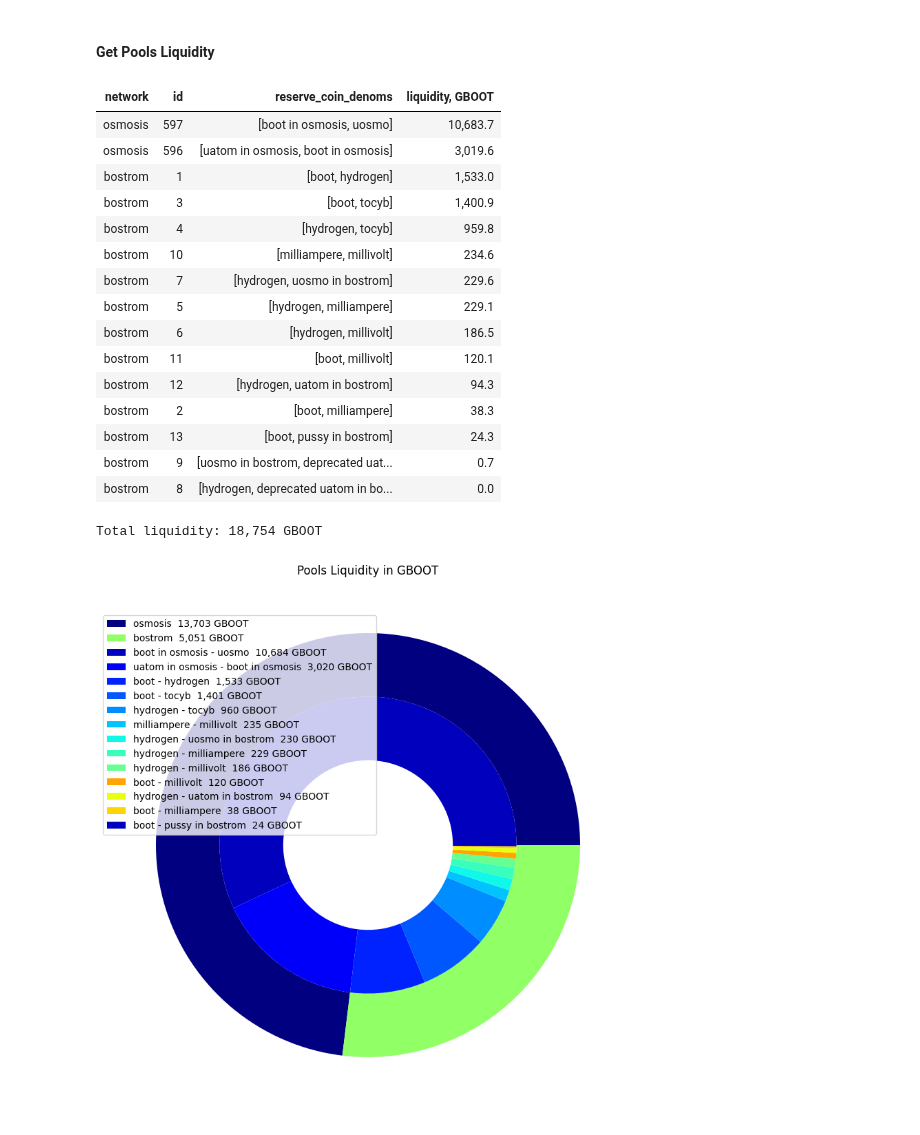
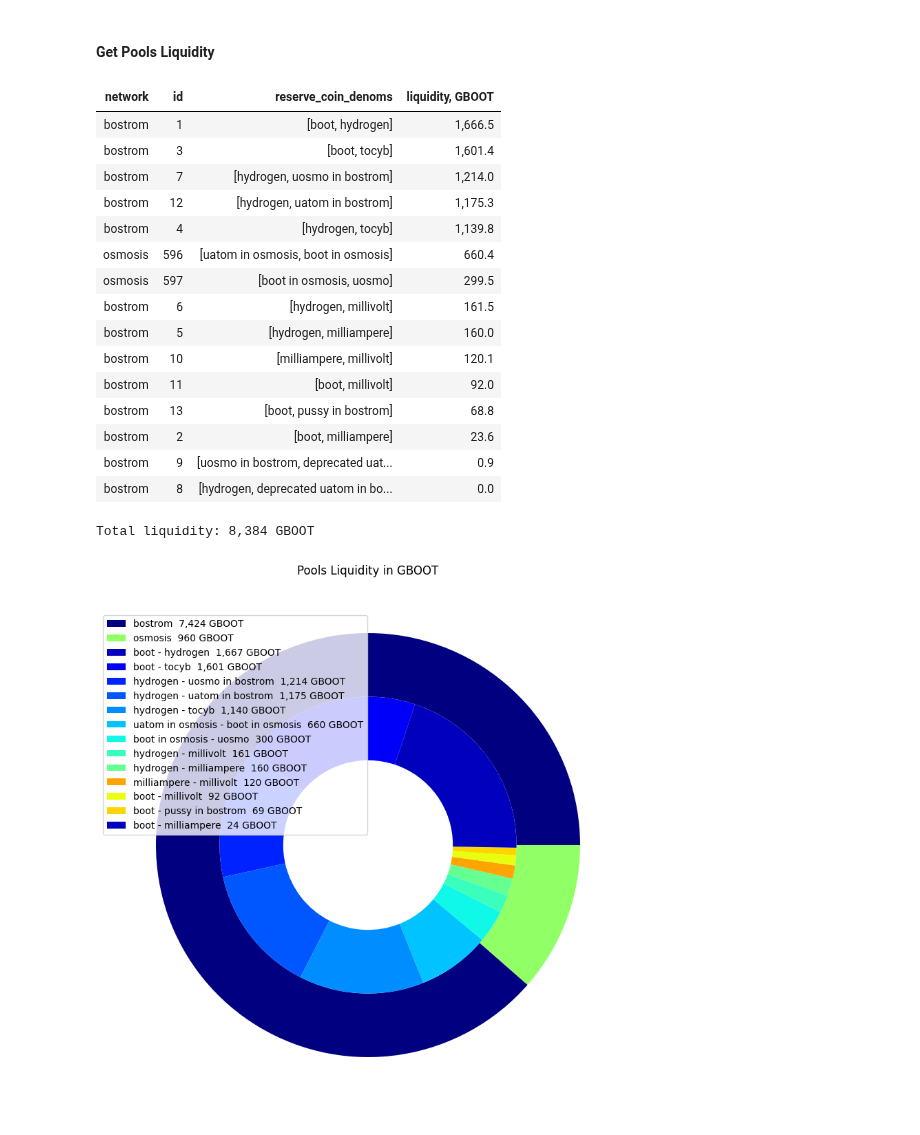
Before and after one commit to Snedashkovsky/cyber-arbitrage, a Jupyter notebook: pools_liquidity_in_gboot.ipynb, the cells around one changed output. Drawn from its saved outputs; the diff is of its cells as text; code cells hidden in the pictures.

Commit message:
- refactor utils - update requirements - recalculate pools liquidity

```diff
--- a/pools_liquidity_in_gboot.ipynb
+++ b/pools_liquidity_in_gboot.ipynb
@@ -95,46 +111,48 @@ display(HTML(pools_df[(pools_df.network != 'osmosis') | (pools_df.id != 1)][['ne
              .replace('<tr>', '<tr align="right">')))
 
 print(f"Total liquidity: {round(sum(pools_df[(pools_df.network != 'osmosis') | (pools_df.id != 1)]['liquidity, GBOOT'])):>,} GBOOT")
 
 fig, ax = plt.subplots(figsize=(10,10))
 size = 0.3
 cm = plt.get_cmap("jet", 20)
 cout = cm(np.arange(2)*10)
 
 pools_df['denoms'] = pools_df.reserve_coin_denoms.map(lambda x: f'{x[0]} - {x[1]}')
 outer = pools_df[pools_df.denoms != 'uatom in osmosis - uosmo'].sort_values('liquidity, GBOOT').groupby('network')['liquidity, GBOOT'].sum().sort_values(ascending=False)
 inner = pools_df[(pools_df.denoms != 'uatom in osmosis - uosmo') & (pools_df['liquidity, GBOOT'] > 1)].sort_values('liquidity, GBOOT').groupby(['network', 'denoms'])['liquidity, GBOOT'].sum().sort_values(ascending=False)
 inner_labels = ['{1}  {2:>,.0f} GBOOT'.format(i[0], i[1], j) for i, j in zip(inner.index, inner)]
 outer_labels = ['{0}  {1:>,.0f} GBOOT'.format(i, j) for i, j in zip(outer.index, outer)]
 ax.pie(outer.values.flatten(), radius=1,
        labeldistance=0.73,
        wedgeprops=dict(width=size), colors=cout)
 cin = cm(np.array([1, 2, 3, 4, 5, 6, 7, 8, 9, 14, 12, 13]))
 ax.pie(inner.values.flatten(), radius=1-size,
        wedgeprops=dict(width=size),
        labeldistance=0.5, colors=cin)
 
 ax.set(aspect="equal", title='Pools Liquidity in GBOOT')
 
 plt.legend(outer_labels + inner_labels, loc=(0, 0.52))
 handles, labels = ax.get_legend_handles_labels()
 plt.show()
+
+pools_df.to_csv('data/pools_liquidity.csv')
 # %% [output]
 | network | id | reserve_coin_denoms | liquidity, GBOOT |
-| osmosis | 597 | [boot in osmosis, uosmo] | 10,683.7 |
-| osmosis | 596 | [uatom in osmosis, boot in osmosis] | 3,019.6 |
-| bostrom | 1 | [boot, hydrogen] | 1,533.0 |
-| bostrom | 3 | [boot, tocyb] | 1,400.9 |
-| bostrom | 4 | [hydrogen, tocyb] | 959.8 |
-| bostrom | 10 | [milliampere, millivolt] | 234.6 |
-| bostrom | 7 | [hydrogen, uosmo in bostrom] | 229.6 |
-| bostrom | 5 | [hydrogen, milliampere] | 229.1 |
-| bostrom | 6 | [hydrogen, millivolt] | 186.5 |
-| bostrom | 11 | [boot, millivolt] | 120.1 |
-| bostrom | 12 | [hydrogen, uatom in bostrom] | 94.3 |
-| bostrom | 2 | [boot, milliampere] | 38.3 |
-| bostrom | 13 | [boot, pussy in bostrom] | 24.3 |
-| bostrom | 9 | [uosmo in bostrom, deprecated uat... | 0.7 |
+| bostrom | 1 | [boot, hydrogen] | 1,666.5 |
+| bostrom | 3 | [boot, tocyb] | 1,601.4 |
+| bostrom | 7 | [hydrogen, uosmo in bostrom] | 1,214.0 |
+| bostrom | 12 | [hydrogen, uatom in bostrom] | 1,175.3 |
+| bostrom | 4 | [hydrogen, tocyb] | 1,139.8 |
+| osmosis | 596 | [uatom in osmosis, boot in osmosis] | 660.4 |
+| osmosis | 597 | [boot in osmosis, uosmo] | 299.5 |
+| bostrom | 6 | [hydrogen, millivolt] | 161.5 |
+| bostrom | 5 | [hydrogen, milliampere] | 160.0 |
+| bostrom | 10 | [milliampere, millivolt] | 120.1 |
+| bostrom | 11 | [boot, millivolt] | 92.0 |
+| bostrom | 13 | [boot, pussy in bostrom] | 68.8 |
+| bostrom | 2 | [boot, milliampere] | 23.6 |
+| bostrom | 9 | [uosmo in bostrom, deprecated uat... | 0.9 |
 | bostrom | 8 | [hydrogen, deprecated uatom in bo... | 0.0 |
-Total liquidity: 18,754 GBOOT
+Total liquidity: 8,384 GBOOT
-[figure, old version]
+[figure, new version]
```
Also changed, not shown: parts of 3 cells of this notebook, 3 other files.
